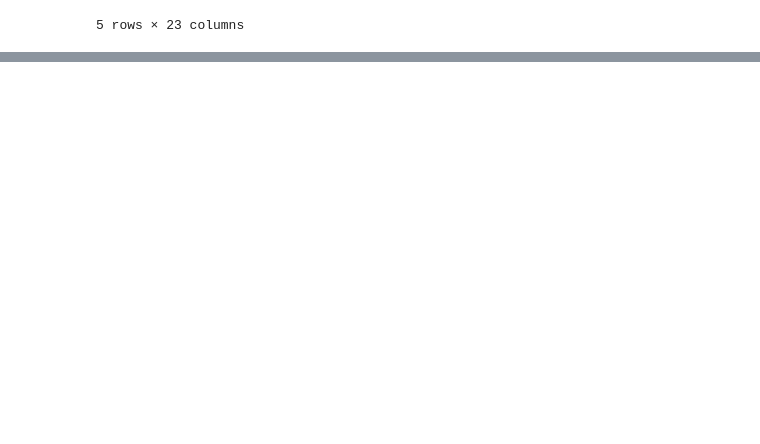
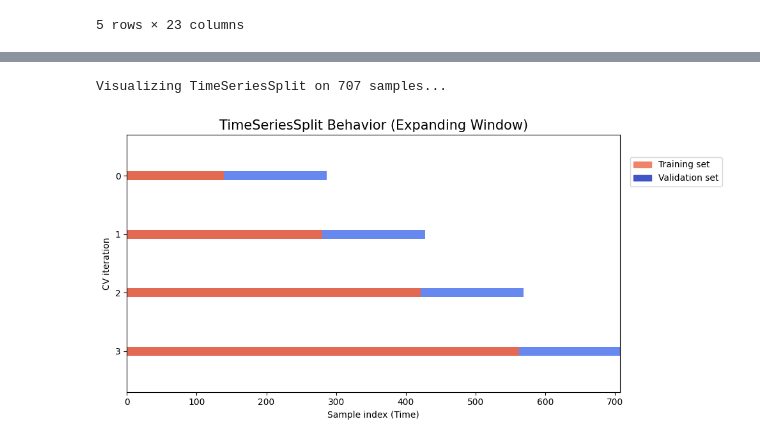
Before and after one commit to Tanalpoguz/term_project, a Jupyter notebook: code/ligthgbm.ipynb, the cells around one changed output, grey strips where cells are left out. Drawn from its saved outputs; the diff is of its cells as text; code cells hidden in the pictures; blank space fills up the shorter version.

```diff
--- a/code/ligthgbm.ipynb
+++ b/code/ligthgbm.ipynb
@@ -478 +488,44 @@ Iquitos Validation MAE: 9.5221
+# %%
+# VISUALIZE ROLLING TIME SERIES CV
+
+from matplotlib.patches import Patch
+
+def plot_cv_indices(cv, X, n_splits, lw=10):
+    """Create a sample plot for indices of a cross-validation object."""
+
+    fig, ax = plt.subplots(figsize=(10, 5))
+
+    # Generate the training/testing visualizations for each CV split
+    for ii, (tr, tt) in enumerate(cv.split(X)):
+        # Fill in indices with the training set groups
+        indices = np.array([np.nan] * len(X))
+        indices[tr] = 1
+        indices[tt] = 0
+
+        # Visualize the results
+        ax.scatter(range(len(indices)), [ii + .5] * len(indices),
+                   c=indices, marker='_', lw=lw, cmap=plt.cm.coolwarm,
+                   vmin=-.2, vmax=1.2)
+
+    # Formatting
+    yticklabels = list(range(n_splits))
+    ax.set(yticks=np.arange(n_splits) + .5, yticklabels=yticklabels,
+           xlabel='Sample index (Time)', ylabel="CV iteration",
+           ylim=[n_splits+0.2, -.2], xlim=[0, len(X)])
+    ax.set_title('TimeSeriesSplit Behavior (Expanding Window)', fontsize=15)
+
+    # Legend
+    ax.legend([Patch(color=plt.cm.coolwarm(.8)), Patch(color=plt.cm.coolwarm(.02))],
+              ['Training set', 'Validation set'], loc=(1.02, .8))
+
+    plt.tight_layout()
+    plt.show()
+
+# Visualize the splits on San Juan data (Train)
+print(f"Visualizing TimeSeriesSplit on {len(X_train_sj)} samples...")
+tscv_viz = TimeSeriesSplit(n_splits=TS_CV_SPLITS)
+plot_cv_indices(tscv_viz, X_train_sj, n_splits=TS_CV_SPLITS)
+# %% [output]
+Visualizing TimeSeriesSplit on 707 samples...
+[figure, added]
 # %%
```
Also changed, not shown: parts of 15 cells of this notebook.
